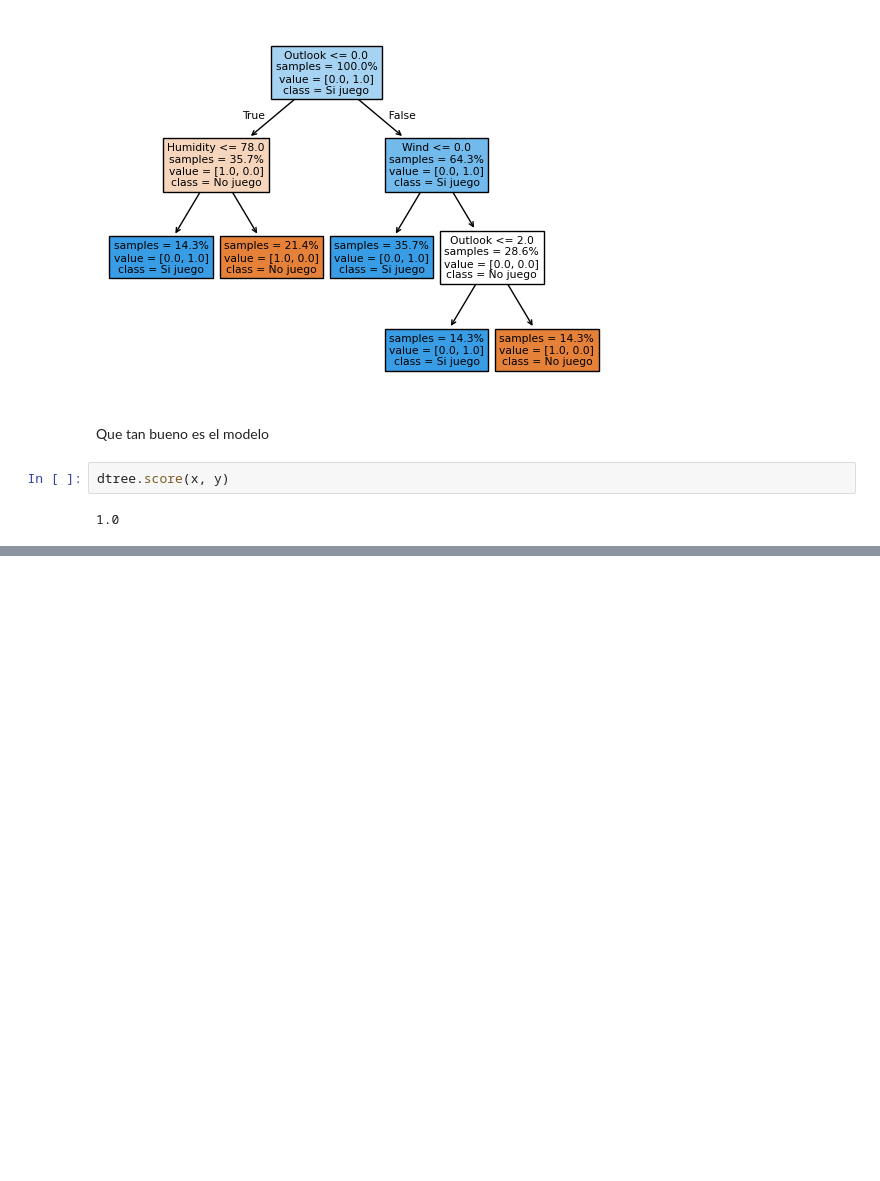
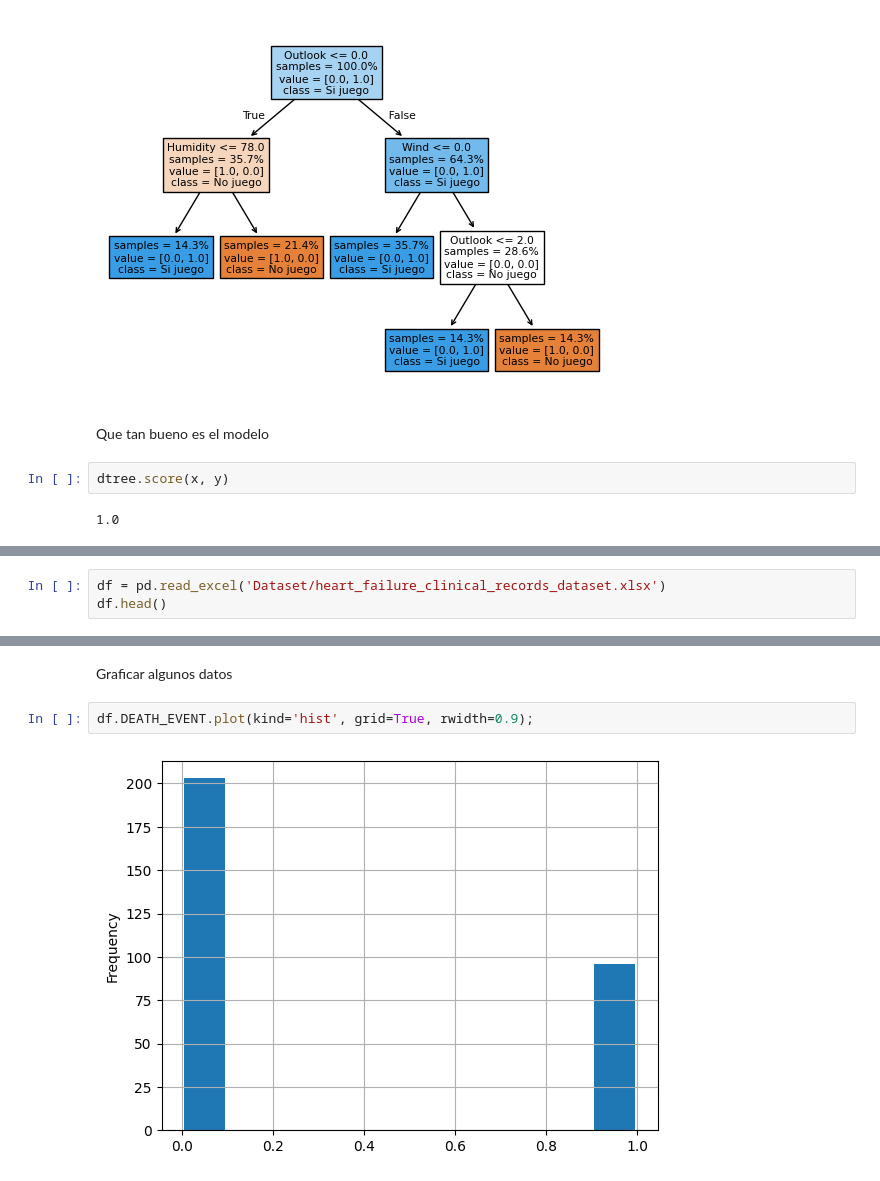
Before and after one commit to DannyDev18/business-intelligence, a Jupyter notebook: ArbolesDecision/arbol_decision.ipynb, the cells around one changed output, grey strips where cells are left out. Cells and saved outputs as stored; diff of their text form; blank space fills up the shorter version.

```diff
--- a/ArbolesDecision/arbol_decision.ipynb
+++ b/ArbolesDecision/arbol_decision.ipynb
@@ -457,0 +580,3 @@ dtree.score(x, y)
+# %%
+df = pd.read_excel('Dataset/heart_failure_clinical_records_dataset.xlsx')
+df.head()
@@ -457,0 +620,6 @@ dtree.score(x, y)
+# %% [markdown]
+Graficar algunos datos
+# %%
+df.DEATH_EVENT.plot(kind='hist', grid=True, rwidth=0.9);
+# %% [output]
+[figure, added]
```
Also changed, not shown: parts of 29 cells of this notebook, 2 other files.
